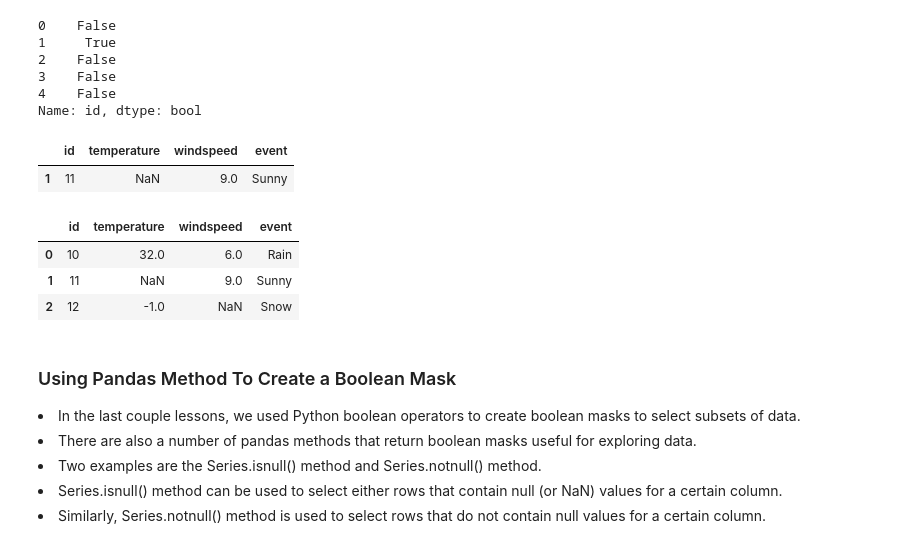
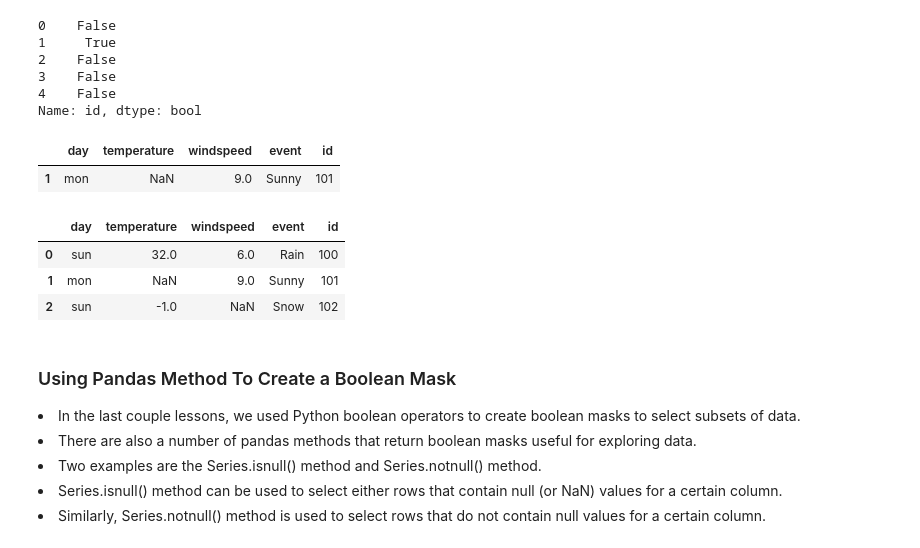
Before and after one commit to Naresh-Dhimal/Datascience-and-ML-using-python, a Jupyter notebook: week5/Day5/Task/pandas_task.ipynb, the cells around one changed output. Cells and saved outputs as stored; diff of their text form; code cells hidden in the pictures.

```diff
--- a/week5/Day5/Task/pandas_task.ipynb
+++ b/week5/Day5/Task/pandas_task.ipynb
@@ -829,6 +897,6 @@ n_df
 | 2 | -1.0 | NaN | Snow |
 | 3 | NaN | 7.0 | NaN |
 | 4 | 32.0 | NaN | Rain |
-# %%
-import numpy as np
-n_df.insert(loc=0, column='id', value=np.array([1, 2, 3, 4, 5]))
+# %%
+n_df.insert(loc=0, column='day', value=pd.Series(["sun","mon","sun"]))
+n_df
@@ -1194,0 +1270,3 @@ n_df
+# %%
+n_df["id"]=[100,101,102,103,104]
+n_df
@@ -1218,17 +1303,17 @@ n_df['id'] == 11
 4    False
 Name: id, dtype: bool
 # %%
-n_df.loc[n_df['id'] == 11]
+n_df.loc[n_df['id'] == 101]
 # %% [output]
-|  | id | temperature | windspeed | event |
-| 1 | 11 | NaN | 9.0 | Sunny |
+|  | day | temperature | windspeed | event | id |
+| 1 | mon | NaN | 9.0 | Sunny | 101 |
 # %%
-n_df.loc[n_df['id'] < 13]
+n_df.loc[n_df['id'] < 103]
 # %% [output]
-|  | id | temperature | windspeed | event |
-| 0 | 10 | 32.0 | 6.0 | Rain |
-| 1 | 11 | NaN | 9.0 | Sunny |
-| 2 | 12 | -1.0 | NaN | Snow |
+|  | day | temperature | windspeed | event | id |
+| 0 | sun | 32.0 | 6.0 | Rain | 100 |
+| 1 | mon | NaN | 9.0 | Sunny | 101 |
+| 2 | sun | -1.0 | NaN | Snow | 102 |
 # %% [markdown]
 ### Using Pandas Method To Create a Boolean Mask
 
```
Also changed, not shown: parts of 13 cells of this notebook, 1 other file.
